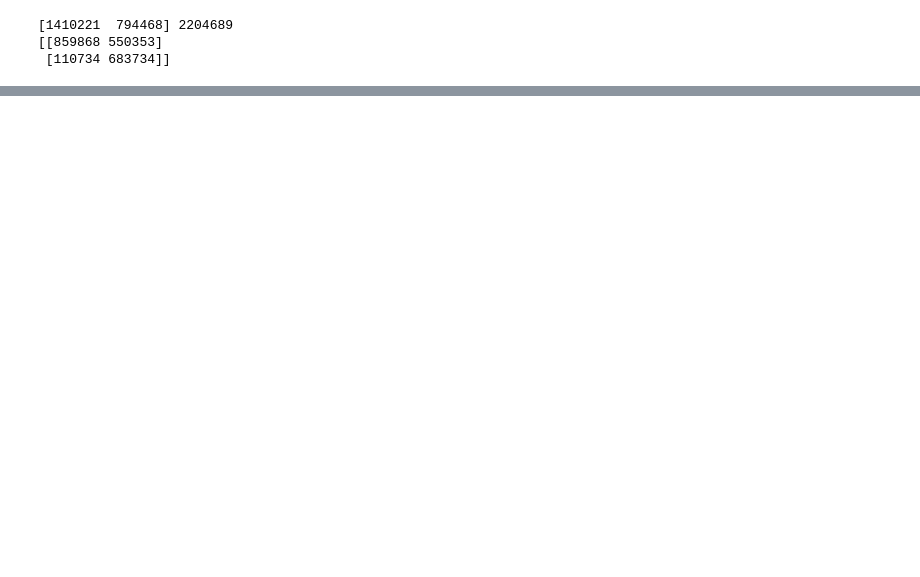
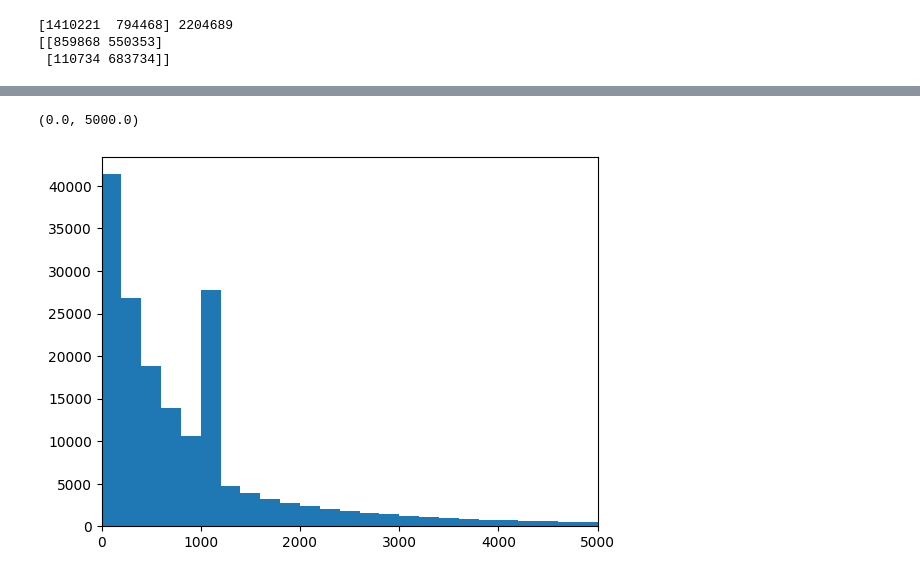
Before and after one commit to puneet-j/abm_sims_MRS, a Jupyter notebook: RS/2class_global.ipynb, the cells around one changed output, grey strips where cells are left out. Saved outputs shown, nothing was run; the diff lists cells and outputs as text; code cells hidden in the pictures; blank space fills up the shorter version.

```diff
--- a/RS/2class_global.ipynb
+++ b/RS/2class_global.ipynb
@@ -515,3 +450,5 @@ print(cm)
 # loss = F.cross_entropy(input, target)
 # loss.backward()
 # print(np.shape(input), np.shape(target))
+import pandas as pd
+d = pd.read_csv('../graphsage_results/CDC/multiple_agent_env_results/metadata.csv')
@@ -517,0 +470,7 @@ print(cm)
+# %%
+import matplotlib.pyplot as plt
+plt.hist(d.time_converged, bins=range(0,35000,200))
+plt.xlim([0,5000])
+# %% [output]
+(0.0, 5000.0)
+[figure, added]
```
Also changed, not shown: parts of 11 cells of this notebook, 12 other files.
